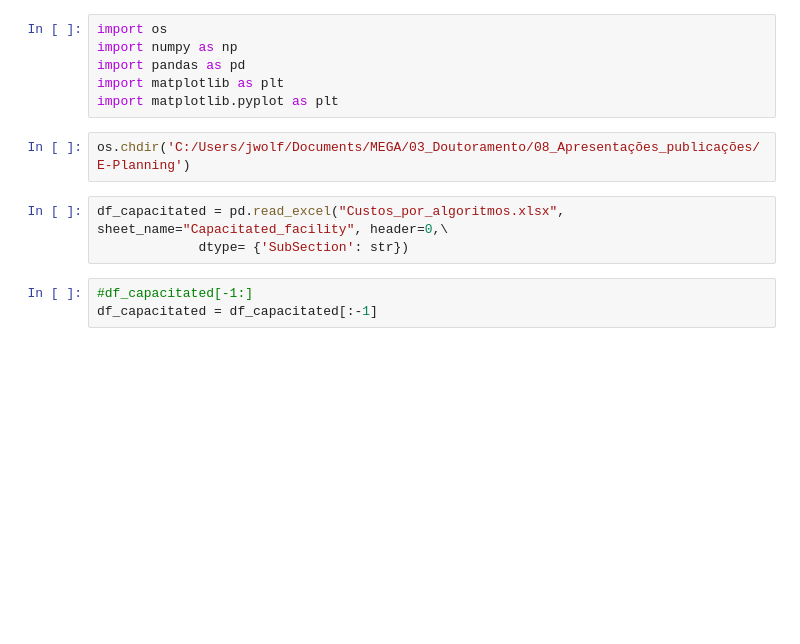
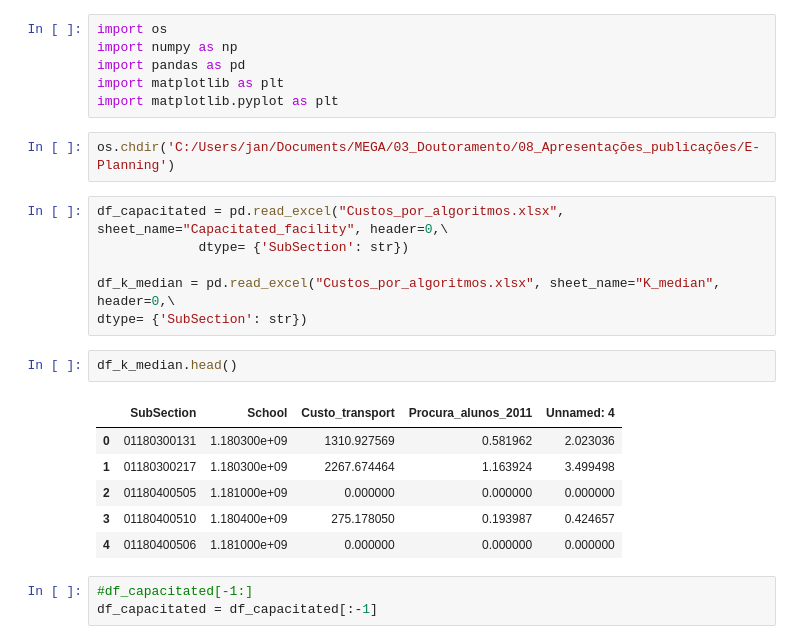
Before and after one commit to joaodolobo/Gini_coefficients, a Jupyter notebook: Gini_coefficients.ipynb, the cells around one changed output. Drawn from its saved outputs; the diff is of its cells as text; blank space fills up the shorter version.

```diff
--- a/Gini_coefficients.ipynb
+++ b/Gini_coefficients.ipynb
@@ -5,10 +5,22 @@ import pandas as pd
 import matplotlib as plt
 import matplotlib.pyplot as plt
 # %%
-os.chdir('C:/Users/jwolf/Documents/MEGA/03_Doutoramento/08_Apresentações_publicações/E-Planning')
+os.chdir('C:/Users/jan/Documents/MEGA/03_Doutoramento/08_Apresentações_publicações/E-Planning')
 # %%
 df_capacitated = pd.read_excel("Custos_por_algoritmos.xlsx", sheet_name="Capacitated_facility", header=0,\
              dtype= {'SubSection': str})
+
+df_k_median = pd.read_excel("Custos_por_algoritmos.xlsx", sheet_name="K_median", header=0,\
+dtype= {'SubSection': str})
+# %%
+df_k_median.head()
+# %% [output]
+|  | SubSection | School | Custo_transport | Procura_alunos_2011 | Unnamed: 4 |
+| 0 | 01180300131 | 1.180300e+09 | 1310.927569 | 0.581962 | 2.023036 |
+| 1 | 01180300217 | 1.180300e+09 | 2267.674464 | 1.163924 | 3.499498 |
+| 2 | 01180400505 | 1.181000e+09 | 0.000000 | 0.000000 | 0.000000 |
+| 3 | 01180400510 | 1.180400e+09 | 275.178050 | 0.193987 | 0.424657 |
+| 4 | 01180400506 | 1.181000e+09 | 0.000000 | 0.000000 | 0.000000 |
 # %%
 #df_capacitated[-1:]
 df_capacitated = df_capacitated[:-1]
```
Also changed, not shown: parts of 3 cells of this notebook.
